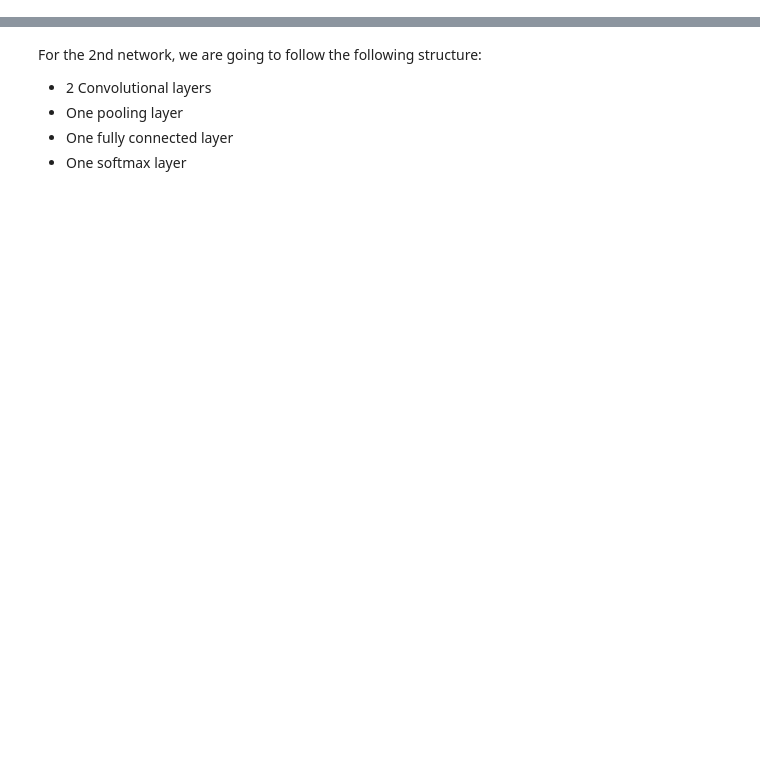
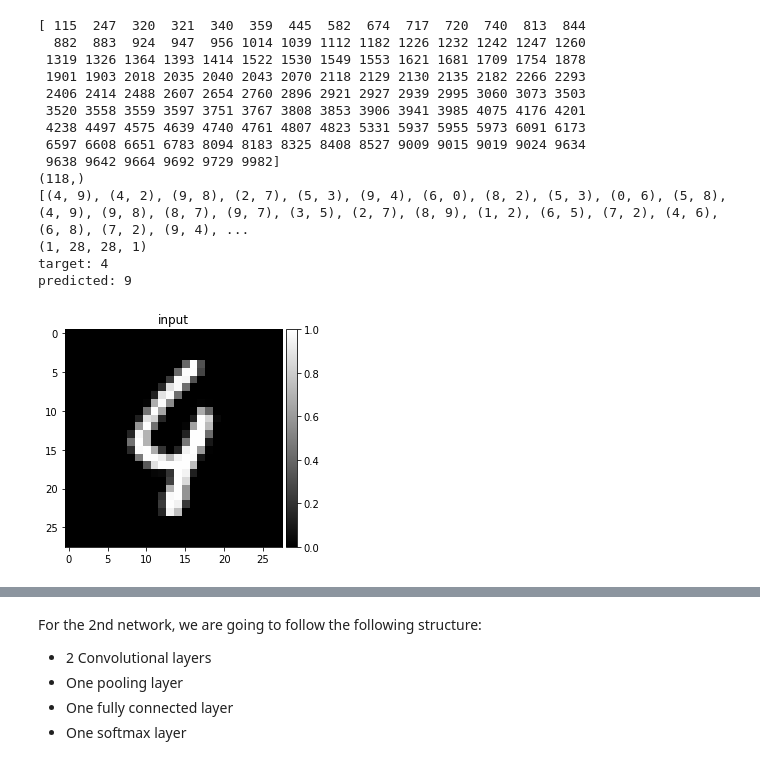
Before and after one commit to ConnerV42/MachineLearning, a Jupyter notebook: Assignment5.ipynb, the cells around one changed output, grey strips where cells are left out. Saved outputs shown, nothing was run; the diff lists cells and outputs as text; code cells hidden in the pictures; blank space fills up the shorter version.

```diff
--- a/Assignment5.ipynb
+++ b/Assignment5.ipynb
@@ -113,0 +107,13 @@ Print a couple of the convolution kernels as matrices (no need to print images).
+# %%
+# Time to view the resulting confusion matrix
+np.set_printoptions(precision=3, suppress=True)
+print(model1.predict(X_test[1:5]))
+print(Y_test[1:5])
+
+Y_pred = model1.predict(X_test)
+# Convert one-hot to index
+y_pred = np.argmax(Y_pred, axis=1)
+
+from sklearn.metrics import classification_report, confusion_matrix
+print(classification_report(y_test, y_pred))
+print(confusion_matrix(y_test, y_pred))
@@ -113,0 +138,60 @@ Print a couple of the convolution kernels as matrices (no need to print images).
+# %%
+# Example of a mistaken number using np.where
+mis_idx = np.where(y_test != y_pred)[0]
+print(mis_idx)
+print(mis_idx.shape)
+print(list(zip(y_test[mis_idx], y_pred[mis_idx])))
+
+# Visualize a convolved image
+from keras import backend as K
+
+inputs = [K.learning_phase()] + model1.inputs
+
+_convout1_f = K.function(inputs, [convout1.output])
+def convout1_f(X):
+    # the [0] is to disable the training phase flag
+    return _convout1_f([0] + [X])
+
+from mpl_toolkits.axes_grid1 import make_axes_locatable
+
+def nice_imshow(ax, data, vmin=None, vmax=None, cmap=None):
+    """Wrapper around p1.imshow"""
+    if cmap is None:
+        cmap = cm.jet
+    if vmin is None:
+        vmin = data.min()
+    if vmax is None:
+        vmax = data.max()
+    divider = make_axes_locatable(ax)
+    cax = divider.append_axes("right", size="5%", pad=0.05)
+    im = ax.imshow(data, vmin=vmin, vmax=vmax, interpolation='nearest', cmap=cmap)
+    plt.colorbar(im, cax=cax)
+
+i = mis_idx[0]
+
+# Visualize the first layer of convolutions on an input image
+X = X_test[i:i+1]
+print(X.shape)
+print("target: {}".format(y_test[i]))
+print("predicted: {}".format(y_pred[i]))
+X.reshape(28, 28)
+plt.figure()
+plt.title('input')
+nice_imshow(plt.gca(), np.squeeze(X), vmin=0, vmax=1, cmap=cm.gray)
+plt.show()
+# %% [output]
+[ 115  247  320  321  340  359  445  582  674  717  720  740  813  844
+  882  883  924  947  956 1014 1039 1112 1182 1226 1232 1242 1247 1260
+ 1319 1326 1364 1393 1414 1522 1530 1549 1553 1621 1681 1709 1754 1878
+ 1901 1903 2018 2035 2040 2043 2070 2118 2129 2130 2135 2182 2266 2293
+ 2406 2414 2488 2607 2654 2760 2896 2921 2927 2939 2995 3060 3073 3503
+ 3520 3558 3559 3597 3751 3767 3808 3853 3906 3941 3985 4075 4176 4201
+ 4238 4497 4575 4639 4740 4761 4807 4823 5331 5937 5955 5973 6091 6173
+ 6597 6608 6651 6783 8094 8183 8325 8408 8527 9009 9015 9019 9024 9634
+ 9638 9642 9664 9692 9729 9982]
+(118,)
+[(4, 9), (4, 2), (9, 8), (2, 7), (5, 3), (9, 4), (6, 0), (8, 2), (5, 3), (0, 6), (5, 8), (4, 9), (9, 8), (8, 7), (9, 7), (3, 5), (2, 7), (8, 9), (1, 2), (6, 5), (7, 2), (4, 6), (6, 8), (7, 2), (9, 4), ...
+(1, 28, 28, 1)
+target: 4
+predicted: 9
+[figure, added]
```
Also changed, not shown: parts of 19 cells of this notebook.
